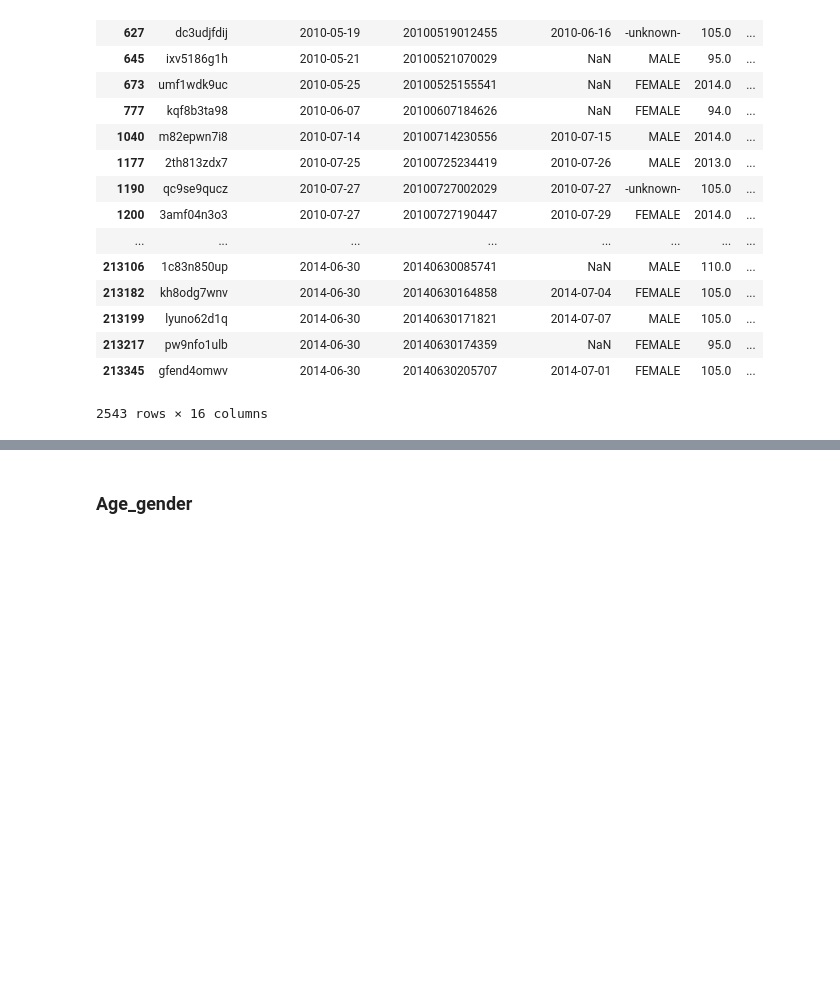
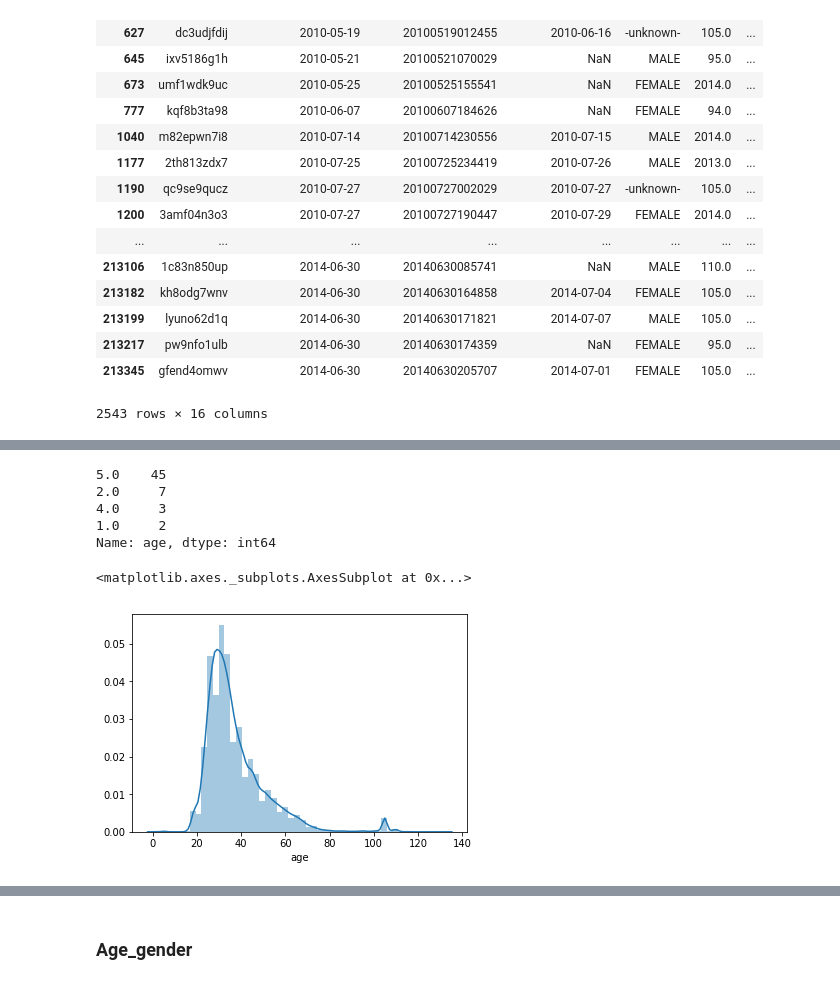
Before and after one commit to bkennedy04/msia420_airbnb_prediction, a Jupyter notebook: src/Airbnb 2.15.18.ipynb, the cells around one changed output, grey strips where cells are left out. Drawn from its saved outputs; the diff is of its cells as text; code cells hidden in the pictures; blank space fills up the shorter version.

```diff
--- a/src/Airbnb 2.15.18.ipynb
+++ b/src/Airbnb 2.15.18.ipynb
@@ -33,7 +36,7 @@ def data_reader():
     read data into notebook
     """
 
-    data_dir = os.path.join('/Users/siliangchen/Airbnb', 'data')
+    data_dir = os.path.join('..', 'data') #/Users/siliangchen/Airbnb
 
     session_path = os.path.join(data_dir, 'sessions.csv')
     train_path = os.path.join(data_dir, 'train_users_2.csv')
@@ -223,0 +267,8 @@ Name: age, dtype: float64
+# %%
+train[(train.age<15)].age.value_counts()
+# %% [output]
+5.0    45
+2.0     7
+4.0     3
+1.0     2
+Name: age, dtype: int64
@@ -223,0 +295,7 @@ Name: age, dtype: float64
+# %%
+# Original Age Distribution
+train_age = train[(train.age.notnull()) & (train.age<150)]
+sn.distplot(train_age['age'])
+# %% [output]
+<matplotlib.axes._subplots.AxesSubplot at 0x...>
+[figure, added]
```
Also changed, not shown: parts of 7 cells of this notebook.
